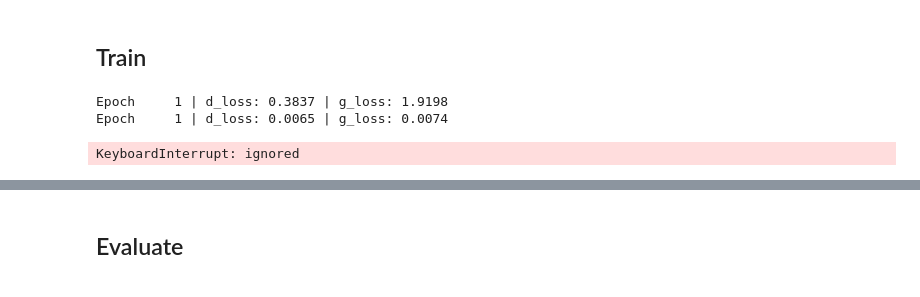
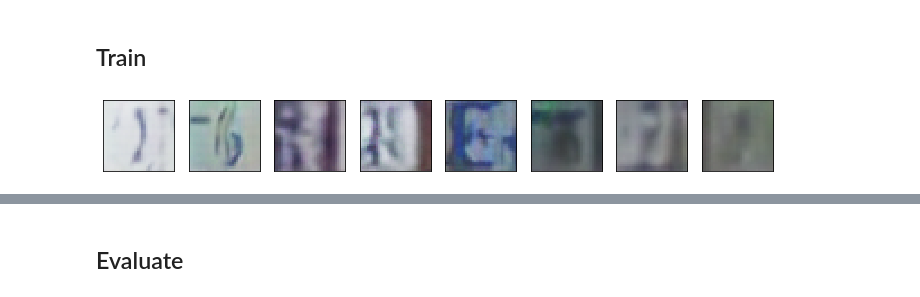
Before and after one commit to hoihui/nlp, a Jupyter notebook: GAN.ipynb, the cells around one changed output, grey strips where cells are left out. Saved outputs shown, nothing was run; the diff lists cells and outputs as text; code cells hidden in the pictures.

```diff
--- a/GAN.ipynb
+++ b/GAN.ipynb
@@ -218,0 +220,10 @@ torch.Size([128, 1, 28, 28])
+# %%
+# shows equivalence to https://github.com/udacity/deep-learning-v2-pytorch/blob/master/gan-mnist/MNIST_GAN_Solution.ipynb
+# D.eval() # set dropout=0
+allimages = torch.cat((real_images.to(device), fake_images.to(device)), 0)  #concat on 0th axis
+alllabels = torch.cat((torch.ones(batch_size),torch.zeros(batch_size)), 0).to(device)
+pred = D(allimages.to(device)).squeeze()
+print(d_criterion(pred,alllabels))
+D_real = D(allimages[:batch_size])
+D_fake = D(allimages[batch_size:])
+print((real_loss(D_real, smooth=True)+fake_loss(D_fake))/2)
@@ -441,39 +455,45 @@ for epoch in range(epochs):
 
         # ============TRAIN THE DISCRIMINATOR=========
         z = np.random.uniform(-1, 1, size=(batch_size, z_size))  #generates fake img
         z = torch.from_numpy(z).float()
-        fake_images = G(z.to(device)).view_as(real_images)
-
-        allimages = torch.cat((real_images.to(device), fake_images), 0)  #concat on 0th axis
-        alllabels = torch.cat((torch.ones(batch_size),torch.zeros(batch_size)), 0).to(device)
+        fake_images = G(z.to(device))
 
         d_optimizer.zero_grad()
-        pred = D(allimages.to(device)).squeeze()
-        d_loss = d_criterion(pred,alllabels)
+
+#         # Does NOT agree with DCGAN_Solution.ipynb because in train mode, BatchNormalization uses running mean/variance.
+#         # passing real_images, fake_images as two separate batches affects it
+#         allimages = torch.cat((real_images.to(device), fake_images), 0)
+#         alllabels = torch.cat((torch.ones(batch_size),torch.zeros(batch_size)), 0).to(device)
+#         pred = D(allimages.to(device)).squeeze()
+#         d_loss = 2*d_criterion(pred,alllabels)
+        pred_real = D(real_images.to(device)).squeeze()
+        pred_fake = D(fake_images.to(device)).squeeze()
+        d_loss = d_criterion(pred_real,torch.ones(batch_size).to(device)) +\
+                 d_criterion(pred_fake,torch.zeros(batch_size).to(device))
+
         d_loss.backward()
         d_optimizer.step()
 
         # ===========TRAIN THE GENERATOR=============
         z = np.random.uniform(-1, 1, size=(batch_size, z_size))  #generates fake img
         z = torch.from_numpy(z).float()
         fake_images = G(z.to(device))
 
         g_optimizer.zero_grad()
         pred = D(fake_images.to(device)).squeeze()
         g_loss = g_criterion(pred, torch.ones(batch_size).to(device)) #min loss -> make D think the images are real
         g_loss.backward()
         g_optimizer.step()
 
+        # =================OUTPUT====================
         if batch_i % print_every == 0:
             print(f'Epoch {epoch+1:5d} | d_loss: {d_loss.item():6.4f} | g_loss: {g_loss.item():6.4f}')
 
     from IPython.display import clear_output
     clear_output()
     G.eval()
     samples += G(fixed_z.to(device)),
     G.train()
     view_samples(-1,samples,1,8)
 # %% [output]
-Epoch     1 | d_loss: 0.3837 | g_loss: 1.9198
-Epoch     1 | d_loss: 0.0065 | g_loss: 0.0074
-KeyboardInterrupt: ignored
+[figure, added]
```
Also changed, not shown: parts of 15 cells of this notebook.
